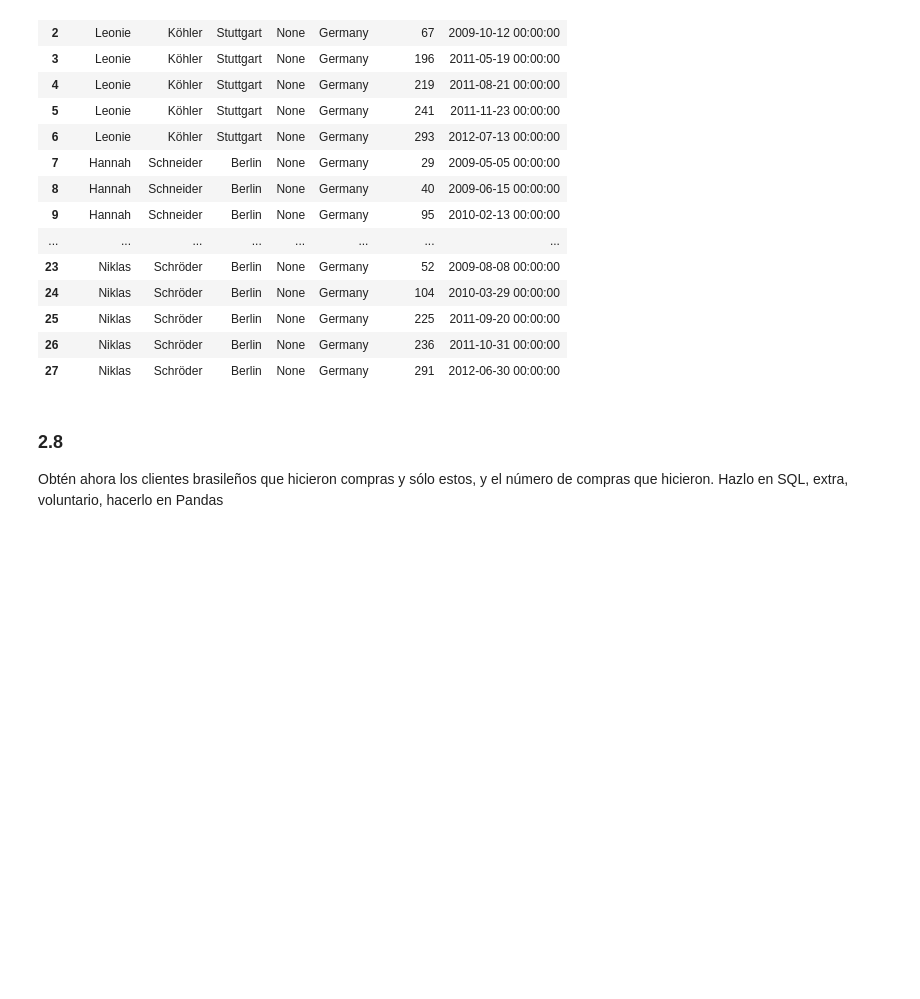
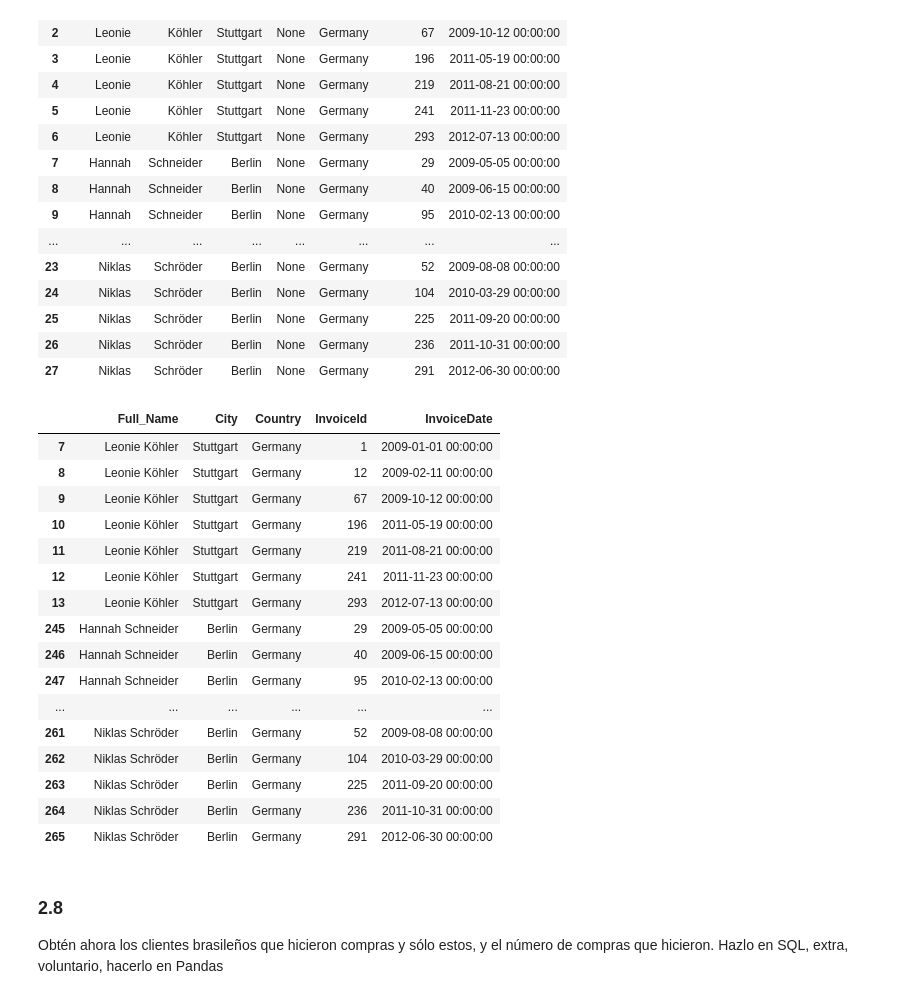
Before and after one commit to v1ckyseque1ra/DS_Online_Octubre24, a Jupyter notebook: Ejercicios Challenge/18_Practica_Obligatoria_SQL.ipynb, the cells around one changed output. Drawn from its saved outputs; the diff is of its cells as text; code cells hidden in the pictures; blank space fills up the shorter version.

```diff
--- a/Ejercicios Challenge/18_Practica_Obligatoria_SQL.ipynb
+++ b/Ejercicios Challenge/18_Practica_Obligatoria_SQL.ipynb
@@ -474,3 +488,27 @@ sql_query(query27)
+# %%
+# EXTRA: Pandas
+df_customers = sql_query("SELECT FirstName || ' ' || LastName AS 'Full_Name', CustomerId, City, Country FROM customers")
+df_invoices = sql_query("SELECT InvoiceId, CustomerId, InvoiceDate FROM invoices")
+df_merge = df_customers.merge(df_invoices, on = "CustomerId") # No hace falta how, por defecto how = "inner"
+df_merge.loc[df_merge.Country == "Germany", ["Full_Name","City","Country","InvoiceId","InvoiceDate"]]
+# %% [output]
+|  | Full_Name | City | Country | InvoiceId | InvoiceDate |
+| 7 | Leonie Köhler | Stuttgart | Germany | 1 | 2009-01-01 00:00:00 |
+| 8 | Leonie Köhler | Stuttgart | Germany | 12 | 2009-02-11 00:00:00 |
+| 9 | Leonie Köhler | Stuttgart | Germany | 67 | 2009-10-12 00:00:00 |
+| 10 | Leonie Köhler | Stuttgart | Germany | 196 | 2011-05-19 00:00:00 |
+| 11 | Leonie Köhler | Stuttgart | Germany | 219 | 2011-08-21 00:00:00 |
+| 12 | Leonie Köhler | Stuttgart | Germany | 241 | 2011-11-23 00:00:00 |
+| 13 | Leonie Köhler | Stuttgart | Germany | 293 | 2012-07-13 00:00:00 |
+| 245 | Hannah Schneider | Berlin | Germany | 29 | 2009-05-05 00:00:00 |
+| 246 | Hannah Schneider | Berlin | Germany | 40 | 2009-06-15 00:00:00 |
+| 247 | Hannah Schneider | Berlin | Germany | 95 | 2010-02-13 00:00:00 |
+| ... | ... | ... | ... | ... | ... |
+| 261 | Niklas Schröder | Berlin | Germany | 52 | 2009-08-08 00:00:00 |
+| 262 | Niklas Schröder | Berlin | Germany | 104 | 2010-03-29 00:00:00 |
+| 263 | Niklas Schröder | Berlin | Germany | 225 | 2011-09-20 00:00:00 |
+| 264 | Niklas Schröder | Berlin | Germany | 236 | 2011-10-31 00:00:00 |
+| 265 | Niklas Schröder | Berlin | Germany | 291 | 2012-06-30 00:00:00 |
 # %% [markdown]
 ### 2.8
 
```
Also changed, not shown: parts of 11 cells of this notebook.
